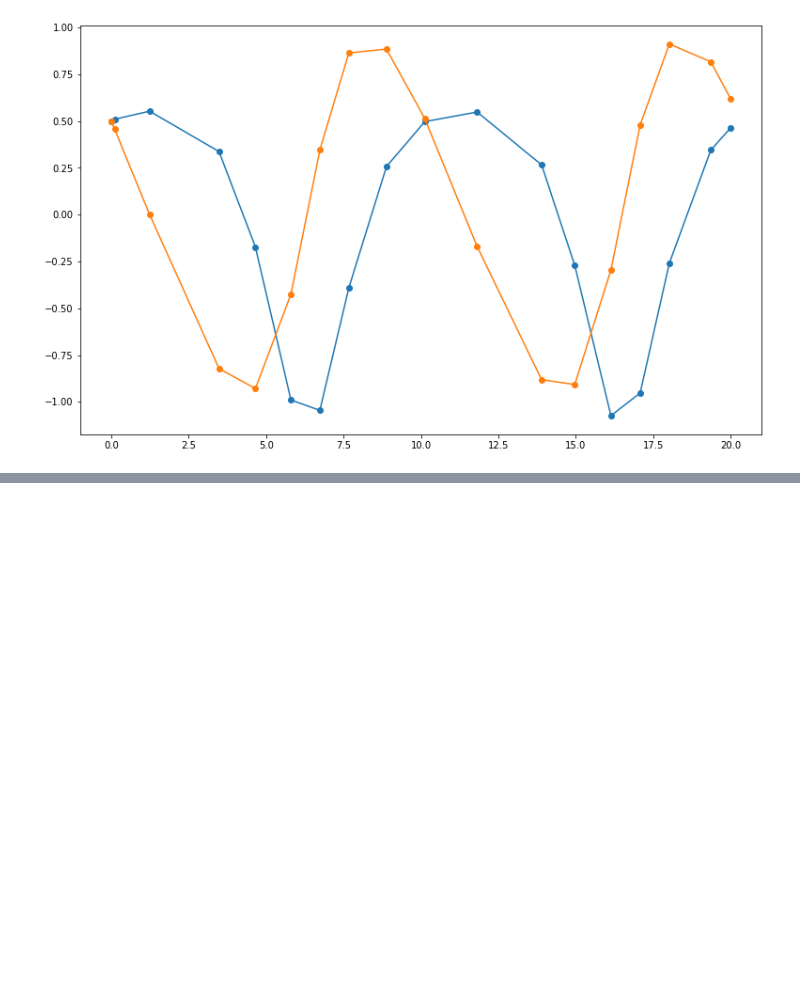
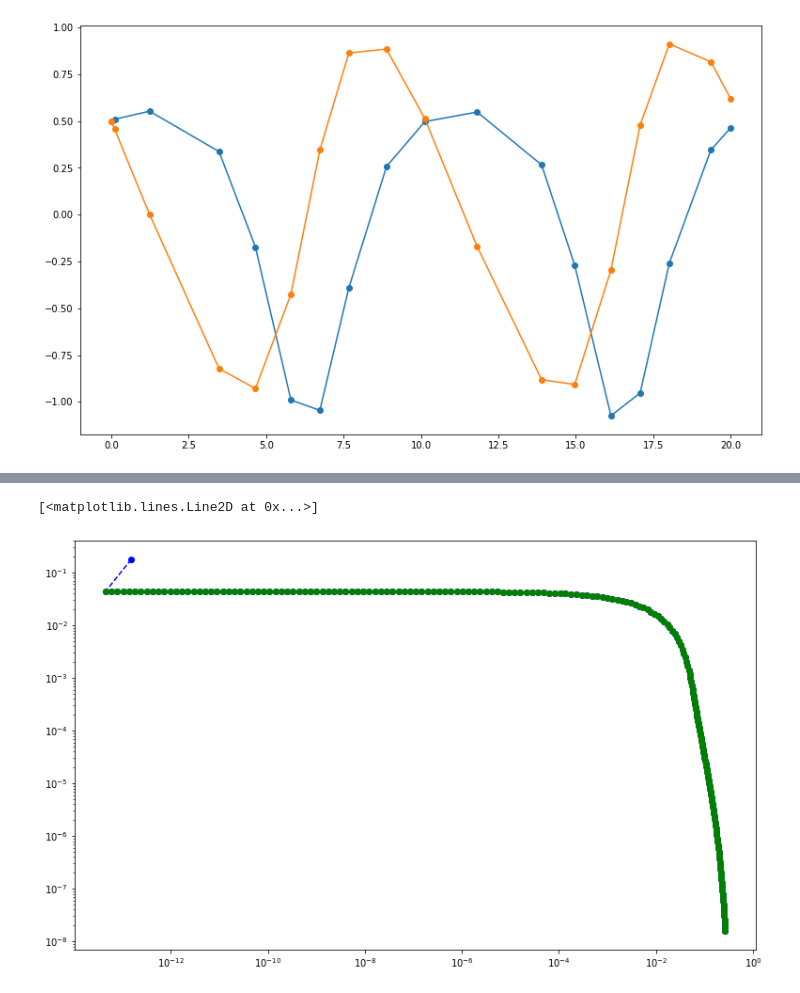
Before and after one commit to dwu402/pypei, a Jupyter notebook: Synthetic.ipynb, the cells around one changed output, grey strips where cells are left out. Cells and saved outputs as stored; diff of their text form; code cells hidden in the pictures; blank space fills up the shorter version.

```diff
--- a/Synthetic.ipynb
+++ b/Synthetic.ipynb
@@ -174,0 +175,13 @@ Text(0, 0.5, '$|| y-c\\Phi ||$')
+# %%
+# backprop
+
+idx0 = 199
+
+prangebp = np.logspace(np.log10(prange[idx0]), -6, num=idx0+1)
+solutionsbp = []
+xguess = np.array(solutions[idx0]['x']).flatten()
+for p in prangebp:
+#     solutionsbp.append(solver(x0=xguess, p=[p, p**(2/7)/(10**(26/7))], lbx=lbx))
+    solutionsbp.append(solver(x0=xguess, p=[p, 1e-10], lbg=0))
+    xguess = np.array(solutionsbp[-1]['x']).flatten()
+fsvalsbp = np.array([(float(f1_ex(s['x'])), float(f2_ex(s['x']))) for s in solutionsbp[:-1]])
@@ -174,0 +206,6 @@ Text(0, 0.5, '$|| y-c\\Phi ||$')
+# %%
+plt.loglog(*fsvals.T, 'bo--')
+plt.loglog(*fsvalsbp.T, 'go--')
+# %% [output]
+[<matplotlib.lines.Line2D at 0x...>]
+[figure, added]
```
Also changed, not shown: parts of 9 cells of this notebook, 13 other files.
